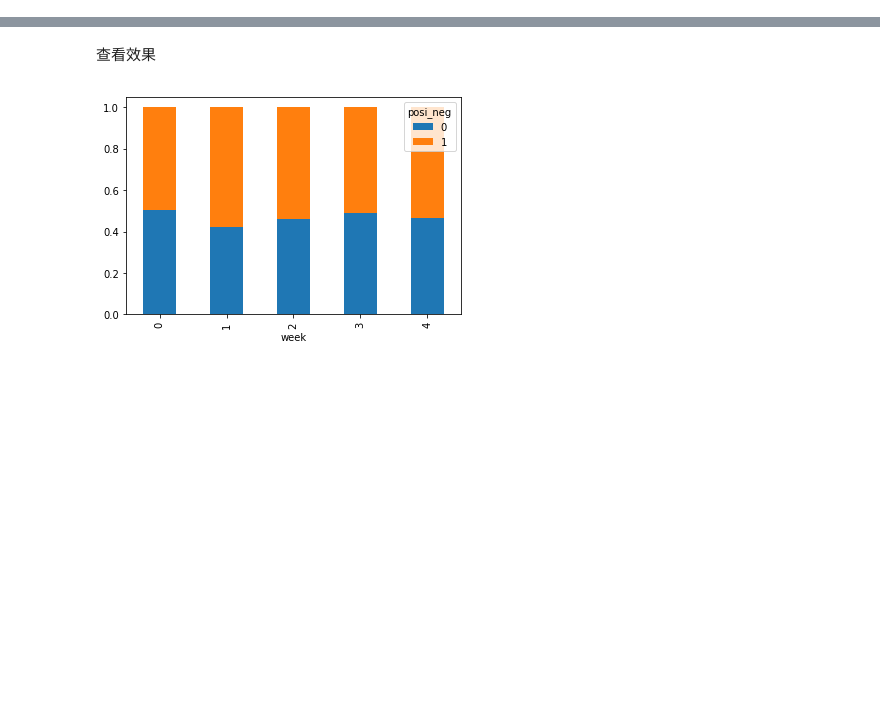
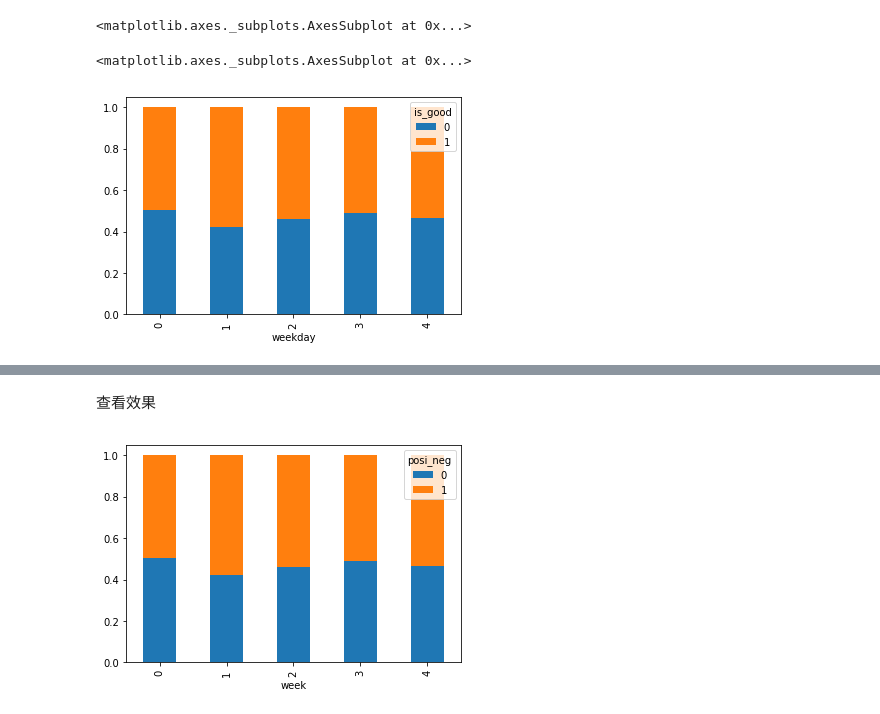
Before and after one commit to amourbrus/datascience, a Jupyter notebook: 03_pandas/pandas_2.ipynb, the cells around one changed output, grey strips where cells are left out. Saved outputs shown, nothing was run; the diff lists cells and outputs as text; code cells hidden in the pictures; blank space fills up the shorter version.

```diff
--- a/03_pandas/pandas_2.ipynb
+++ b/03_pandas/pandas_2.ipynb
@@ -0,0 +350,3 @@
+# %%
+data=pd.read_csv("stock_day.csv")
+data
@@ -0,0 +377,2 @@
+# %%
+data['weekday']=pd.to_datetime(data.index).weekday
@@ -0,0 +388,2 @@
+# %%
+data['is_good'] = np.where(data['p_change']>0,1,0) # 生成代表股票涨跌的列
@@ -0,0 +399,3 @@
+# %%
+temp=pd.crosstab(data['weekday'],data['is_good']) # 按照weekday分类，统计is_good中各种数据的个数
+temp
@@ -0,0 +430,9 @@
+# %%
+temp.div(temp.sum(axis=1),axis=0).plot(kind="bar")
+# %% [output]
+<matplotlib.axes._subplots.AxesSubplot at 0x...>
+# %%
+temp.div(temp.sum(axis=1),axis=0).plot(kind="bar",stacked=True)
+# %% [output]
+<matplotlib.axes._subplots.AxesSubplot at 0x...>
+[figure, added]
```
Also changed, not shown: parts of 56 cells of this notebook, 13 other files.
